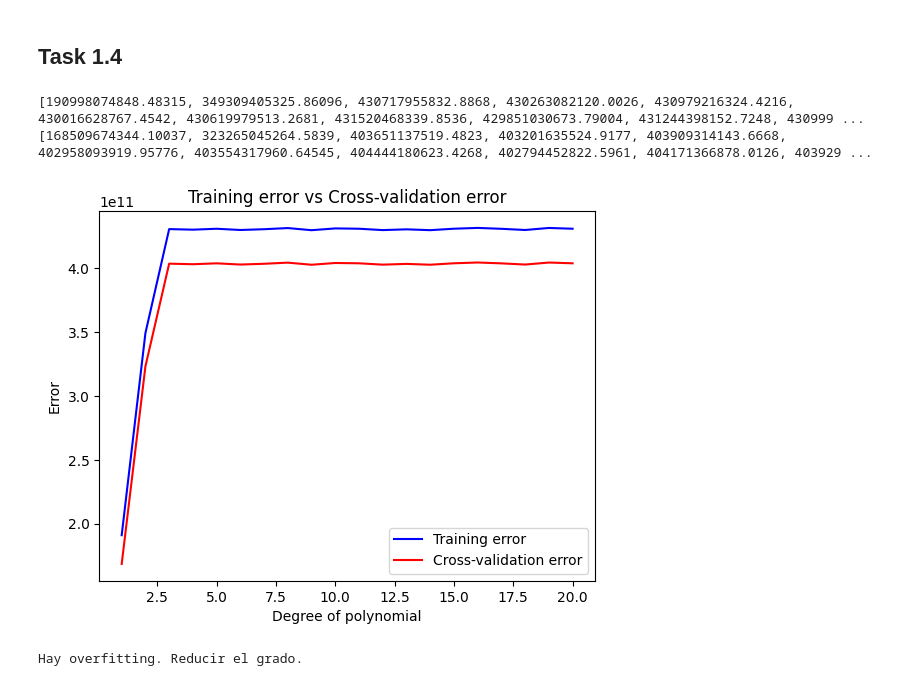
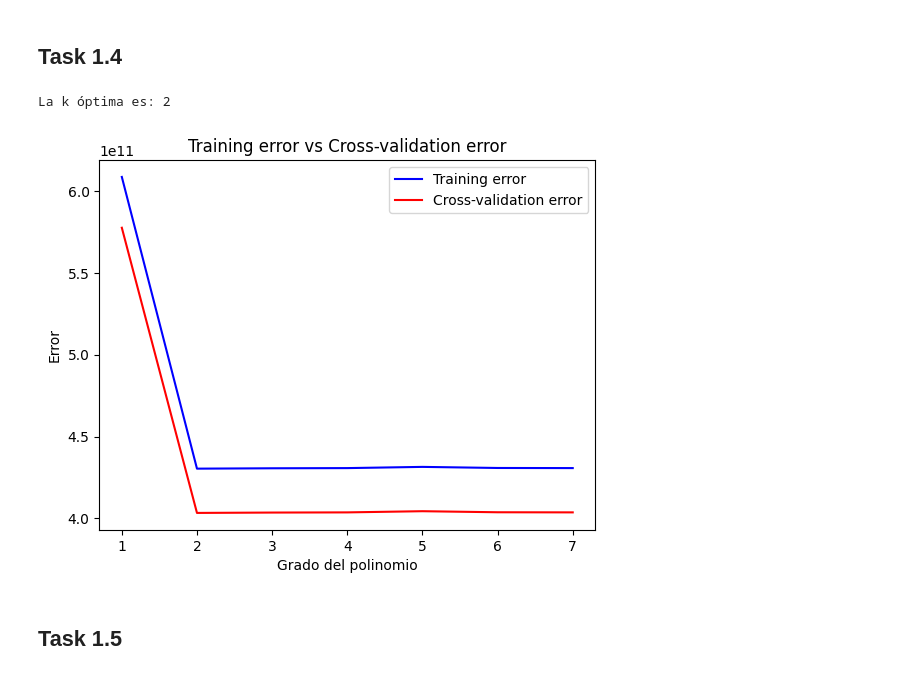
Before and after one commit to javim7/Artificial-Intelligence, a Jupyter notebook: Lab3-RegresionLineal/regresionLineal.ipynb, the cells around one changed output. Cells and saved outputs as stored; diff of their text form; code cells hidden in the pictures.

```diff
--- a/Lab3-RegresionLineal/regresionLineal.ipynb
+++ b/Lab3-RegresionLineal/regresionLineal.ipynb
@@ -110,7 +110,7 @@ Parámetros de la ecuación de regresión:  [[  0.68255233]
 grad = lambda X,y,t : -2 * X.T @ (X @ t - y) / len(y)
 
 # Hacemos shuffle de X
-np.random.shuffle(X)
+np.random.shuffle(Xr)
 
 # Agregamos el polynomial feature al set
 for i in range(2, 6):
@@ -137,7 +137,7 @@ xmr = np.hstack((
 ))
 
 # Definimos el rango de grados de polinomio a probar
-degrees = np.arange(1, 21)
+degrees = np.arange(1, 8)
 
 # Definimos el valor de K
 K = 0
@@ -149,53 +149,50 @@ cv_error = np.zeros_like(degrees)
 # Creamos listas vacías para almacenar los errores de entrenamiento y validación cruzada para cada grado
 train_errors = []
 cv_errors = []
-a = 0.000001
+
+a = 0.0000001
 for i, degree in enumerate(degrees):
     # Add 3 zeros to the end of a in each iteration
-    a /= 100
+    a /= 1000
 
     # Agregamos polynomial feature a X
     X_train_poly = np.hstack((trainingX[:, :2], trainingX[:, 2:2*degree+1]))
     X_cv_poly = np.hstack((crossValidationX[:, :2], crossValidationX[:, 2:2*degree+1]))
 
     # Definimos el t inicial como un valor random
     to = np.random.rand(X_train_poly.shape[1], 1)
 
     # Realizamos la regresión lineal polinomial
     tf, train_cost = linreg(X_train_poly, trainingy, to, cost, grad, a=a, n=200)
 
     # Calculamos los errores de entrenamiento y validación cruzada
     train_error = cost(X_train_poly, trainingy, tf)
     cv_error = cost(X_cv_poly, crossValidationy, tf)
 
     # Agregamos los errores a las listas
     train_errors.append(train_error)
     cv_errors.append(cv_error)
 
 
-print(train_errors)
-print(cv_errors)
+# Encontrar el índice donde el error de validación cruzada es el más bajo
+min_cv_error_idx = np.argmin(cv_errors)
+
+# Obtener el grado de polinomio correspondiente a la k óptima
+optimal_degree = degrees[min_cv_error_idx]
+
+print("La k óptima es:", optimal_degree)
+
+
 # Graficamos los errores de entrenamiento y validación cruzada para cada grado
 plt.plot(degrees, train_errors, 'b-', label='Training error')
 plt.plot(degrees, cv_errors, 'r-', label='Cross-validation error')
 plt.legend()
-plt.xlabel('Degree of polynomial')
+plt.xlabel('Grado del polinomio')
 plt.ylabel('Error')
 plt.title('Training error vs Cross-validation error')
 plt.show()
-
-# Verificamos si hay overfitting o underfitting
-training_variance = np.var(train_errors)
-cv_variance = np.var(cv_errors)
-
-if training_variance > cv_variance:
-    print("Hay overfitting. Reducir el grado.")
-elif training_variance < cv_variance:
-    print("Hay underfitting. Aumentar el grado.")
-else:
-    print("No se observa un problema de overfitting o underfitting en los datos.")
 # %% [output]
-[190998074848.48315, 349309405325.86096, 430717955832.8868, 430263082120.0026, 430979216324.4216, 430016628767.4542, 430619979513.2681, 431520468339.8536, 429851030673.79004, 431244398152.7248, 430999 ...
-[168509674344.10037, 323265045264.5839, 403651137519.4823, 403201635524.9177, 403909314143.6668, 402958093919.95776, 403554317960.64545, 404444180623.4268, 402794452822.5961, 404171366878.0126, 403929 ...
+La k óptima es: 2
-[figure, old version]
+[figure, new version]
-Hay overfitting. Reducir el grado.
+# %% [markdown]
+## Task 1.5
```
Also changed, not shown: parts of 4 cells of this notebook.
